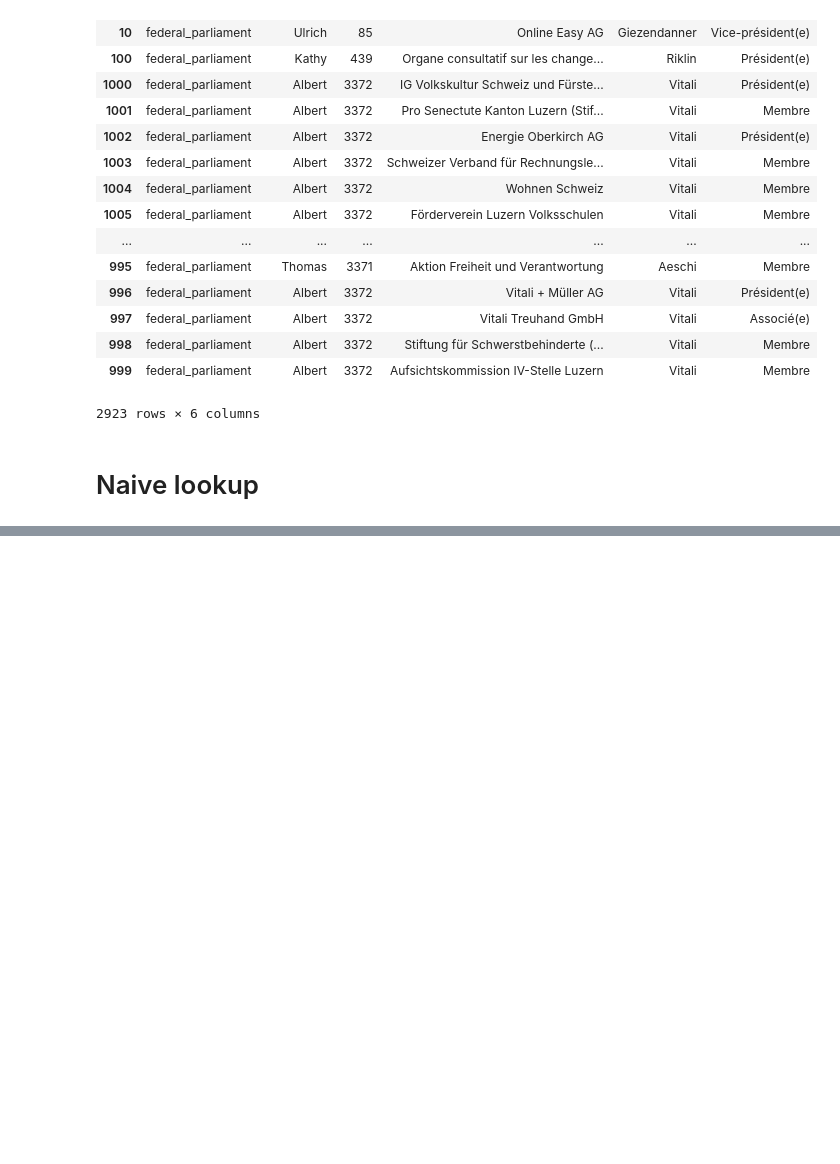
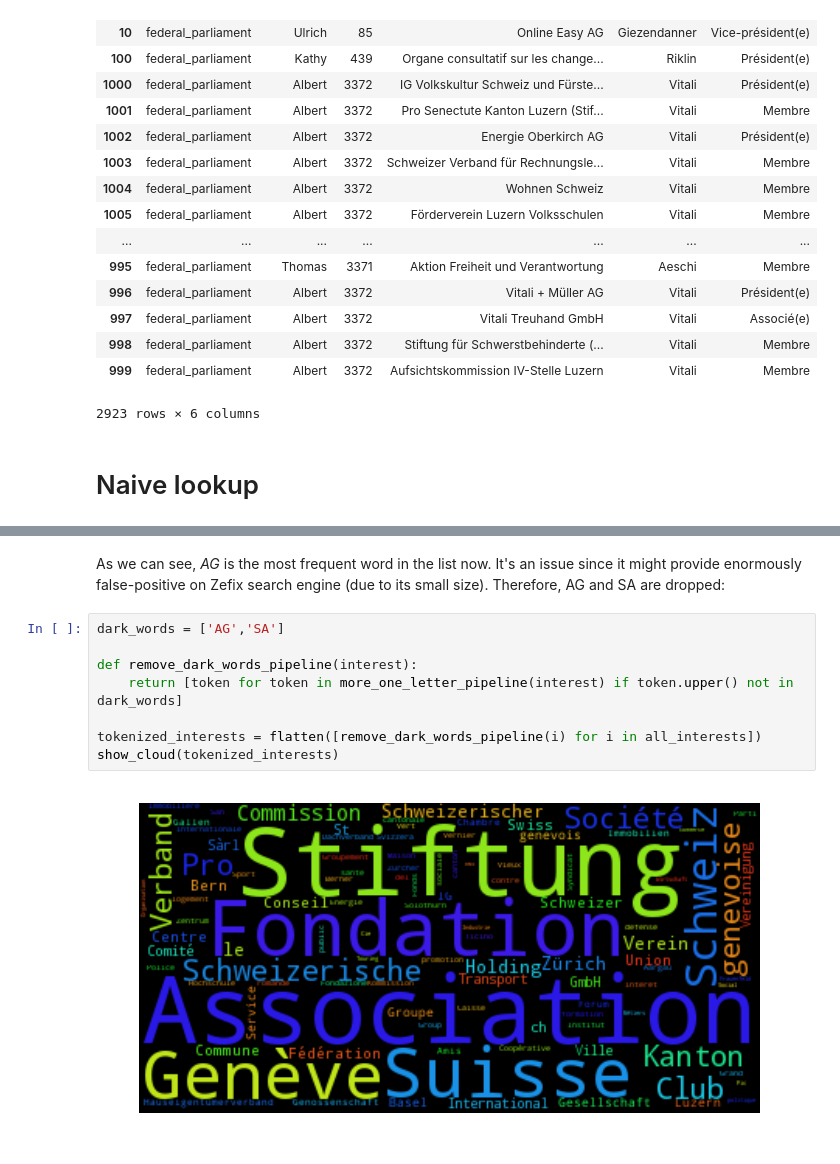
Before and after one commit to fdevillard/ada-swissleak, a Jupyter notebook: Prospect interest and Zefix results.ipynb, the cells around one changed output, grey strips where cells are left out. Saved outputs shown, nothing was run; the diff lists cells and outputs as text; blank space fills up the shorter version.

```diff
--- a/Prospect interest and Zefix results.ipynb
+++ b/Prospect interest and Zefix results.ipynb
@@ -205,0 +368,12 @@ df
+# %% [markdown]
+As we can see, _AG_ is the most frequent word in the list now. It's an issue since it might provide enormously false-positive on Zefix search engine (due to its small size). Therefore, AG and SA are dropped:
+# %%
+dark_words = ['AG','SA']
+
+def remove_dark_words_pipeline(interest):
+    return [token for token in more_one_letter_pipeline(interest) if token.upper() not in dark_words]
+
+tokenized_interests = flatten([remove_dark_words_pipeline(i) for i in all_interests])
+show_cloud(tokenized_interests)
+# %% [output]
+[figure, added]
```
Also changed, not shown: parts of 38 cells of this notebook, 1 other file.
